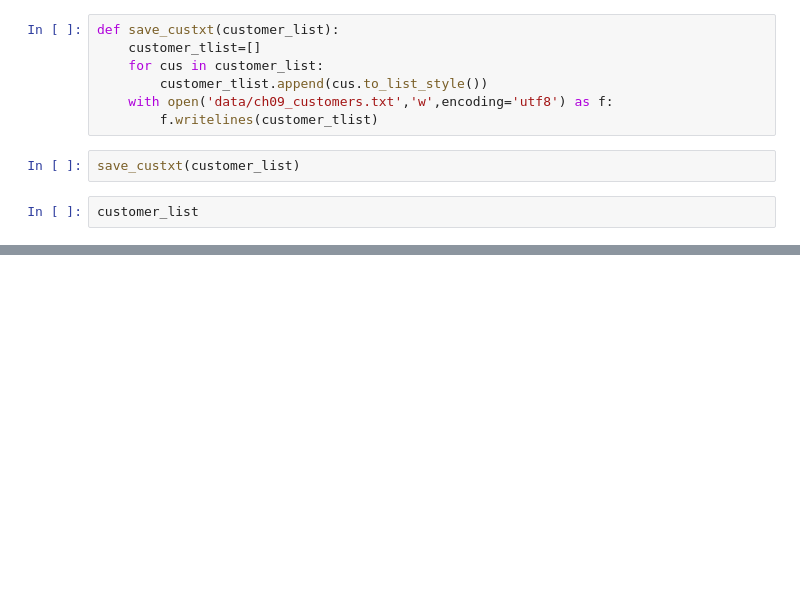
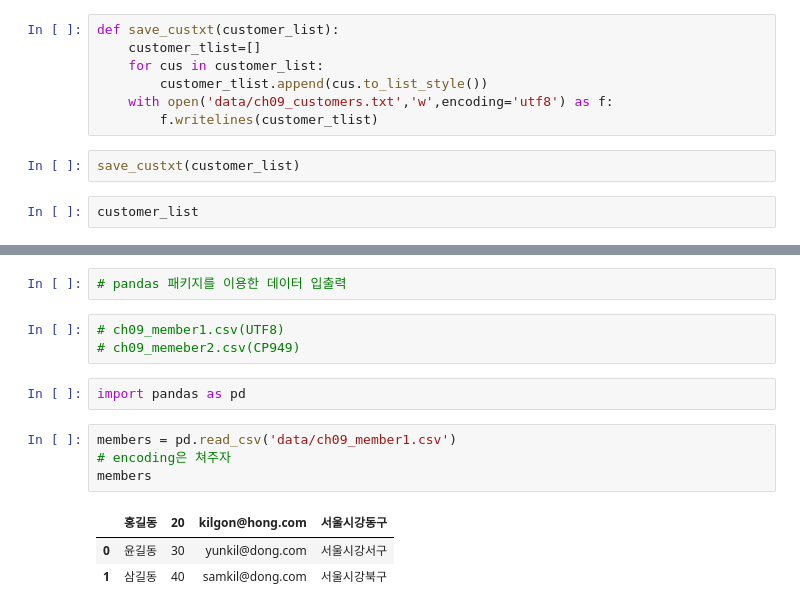
Before and after one commit to Kwangsoo-kim/HW-Big, a Jupyter notebook: src/8_Python/ch09_파일io프로그래밍.ipynb, the cells around one changed output, grey strips where cells are left out. Saved outputs shown, nothing was run; the diff lists cells and outputs as text; blank space fills up the shorter version.

```diff
--- a/src/8_Python/ch09_파일io프로그래밍.ipynb
+++ b/src/8_Python/ch09_파일io프로그래밍.ipynb
@@ -490,0 +469,15 @@ for cus in load_customers():
+# %%
+# pandas 패키지를 이용한 데이터 입출력
+# %%
+# ch09_member1.csv(UTF8)
+# ch09_memeber2.csv(CP949)
+# %%
+import pandas as pd
+# %%
+members = pd.read_csv('data/ch09_member1.csv')
+# encoding은 쳐주자
+members
+# %% [output]
+|  | 홍길동 | 20 | kilgon@hong.com | 서울시강동구 |
+| 0 | 윤길동 | 30 | yunkil@dong.com | 서울시강서구 |
+| 1 | 삼길동 | 40 | samkil@dong.com | 서울시강북구 |
```
Also changed, not shown: parts of 5 cells of this notebook, 13 other files.
